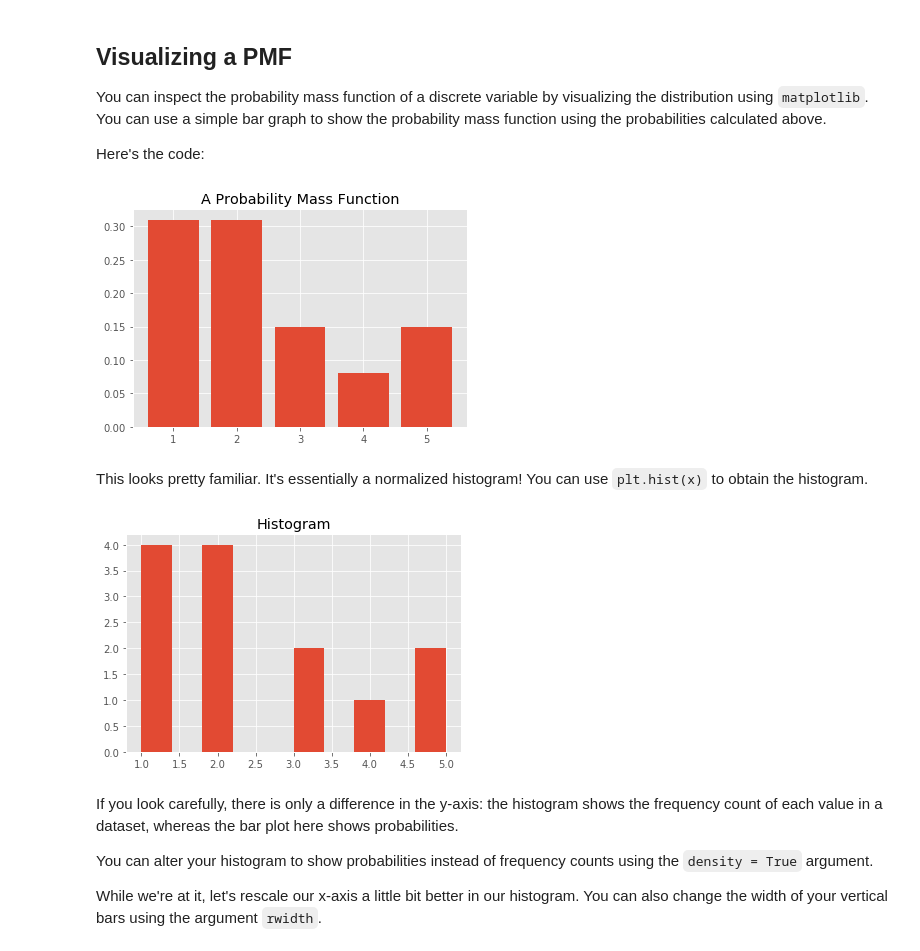
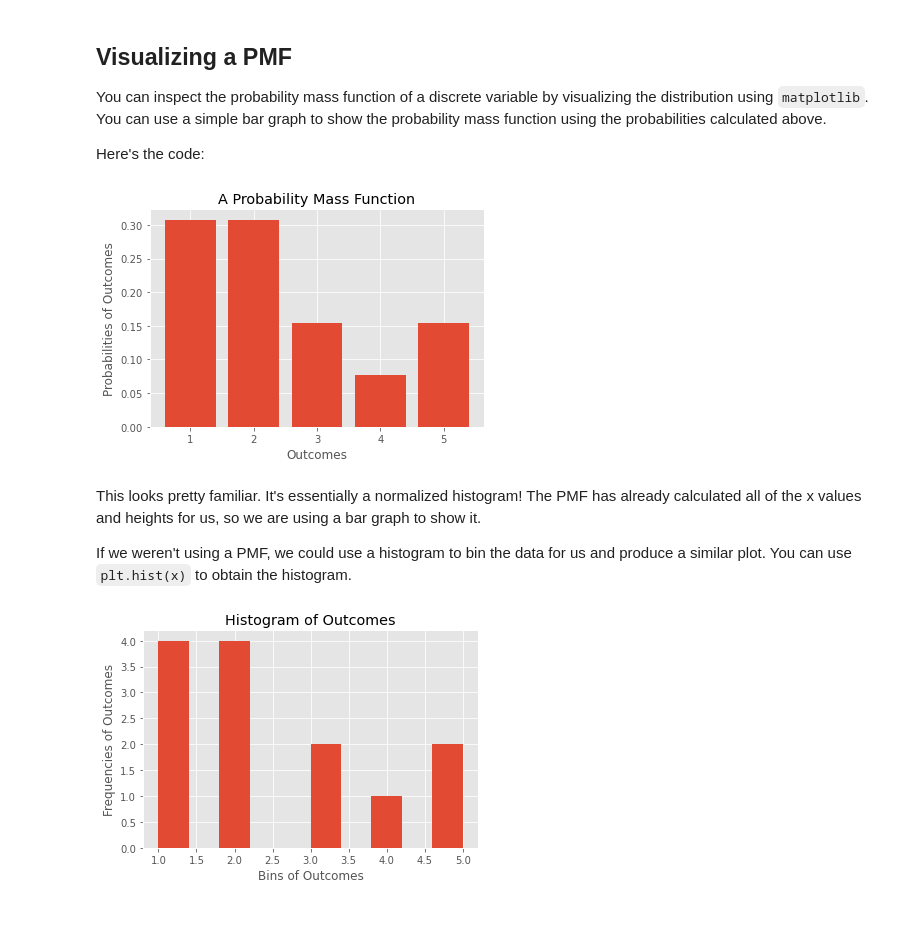
Before and after one commit to learn-co-curriculum/dsc-probability-mass-function, a Jupyter notebook: index.ipynb, the cells around one changed output. Saved outputs shown, nothing was run; the diff lists cells and outputs as text; code cells hidden in the pictures; blank space fills up the shorter version.

```diff
--- a/index.ipynb
+++ b/index.ipynb
@@ -83,0 +86,8 @@ np.array(pmf).sum()
+# %%
+def p(x_i):
+    frequency = counter[x_i]
+    total_number = len(x)
+    return frequency / total_number
+
+print("p(1) =", p(1))
+print("p(3) =", p(3))
@@ -90,22 +103,24 @@ Here's the code:
 # %%
 import matplotlib.pyplot as plt
 %matplotlib inline
 plt.style.use('ggplot')
 
-plt.bar(counter.keys(), pmf);
-plt.title("A Probability Mass Function");
+outcomes = counter.keys()
+
+plt.bar(outcomes, [p(x_i) for x_i in outcomes]);
+plt.title("A Probability Mass Function")
+plt.xlabel("Outcomes")
+plt.ylabel("Probabilities of Outcomes");
 # %% [output]
-[figure, old version]
+[figure, new version]
 # %% [markdown]
-This looks pretty familiar. It's essentially a normalized histogram! You can use `plt.hist(x)` to obtain the histogram.
+This looks pretty familiar. It's essentially a normalized histogram! The PMF has already calculated all of the x values and heights for us, so we are using a bar graph to show it.
+
+If we weren't using a PMF, we could use a histogram to bin the data for us and produce a similar plot. You can use `plt.hist(x)` to obtain the histogram.
 # %%
 plt.hist(x);
-plt.title('Histogram');
+plt.title("Histogram of Outcomes")
+plt.xlabel("Bins of Outcomes")
+plt.ylabel("Frequencies of Outcomes");
 # %% [output]
-[figure, old version]
+[figure, new version]
-# %% [markdown]
-If you look carefully, there is only a difference in the y-axis: the histogram shows the frequency count of each value in a dataset, whereas the bar plot here shows probabilities.
-
-You can alter your histogram to show probabilities instead of frequency counts using the `density = True` argument.
-
-While we're at it, let's rescale our x-axis a little bit better in our histogram. You can also change the width of your vertical bars using the argument `rwidth`.
```
Also changed, not shown: parts of 18 cells of this notebook, 5 other files.
